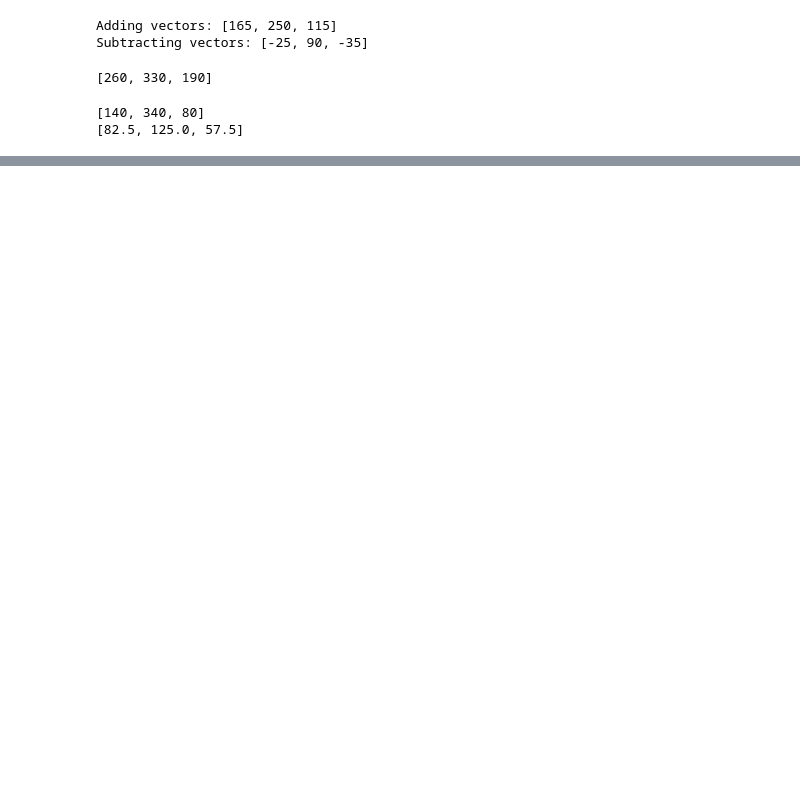
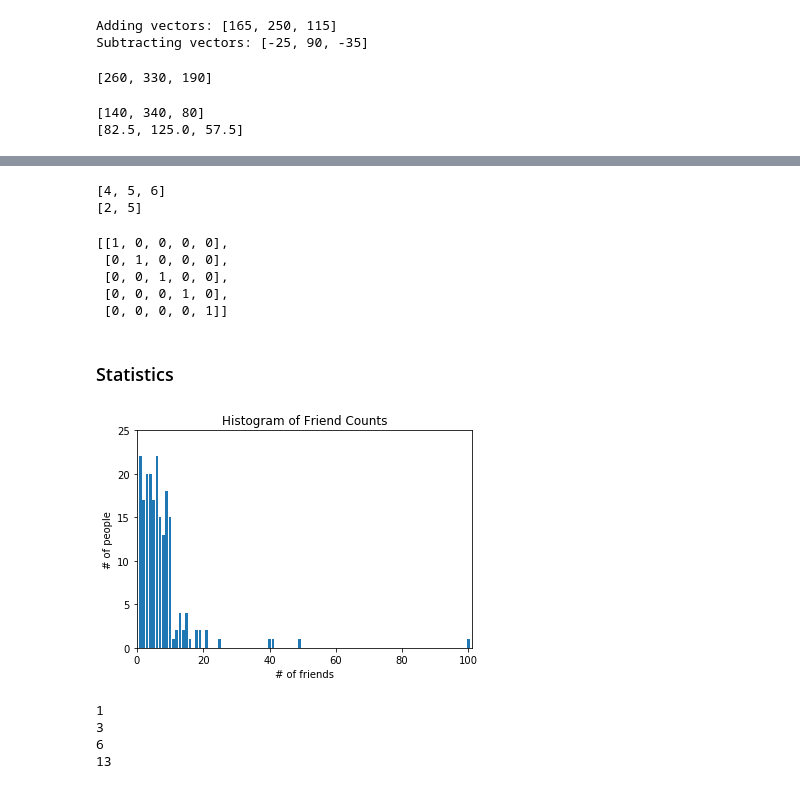
Before and after one commit to Aurian-G/Python-Data-Science-Practice, a Jupyter notebook: Data_Science_Practice.ipynb, the cells around one changed output, grey strips where cells are left out. Saved outputs shown, nothing was run; the diff lists cells and outputs as text; code cells hidden in the pictures; blank space fills up the shorter version.

```diff
--- a/Data_Science_Practice.ipynb
+++ b/Data_Science_Practice.ipynb
@@ -535,0 +598,39 @@ print(vector_mean([h_w_a, grades]))
+# %%
+# If a matrix has n rows and k columns, then that is a NxK matrix
+# each row has a vector of length K and each column as a vector of length N
+
+def get_row(A, i):
+    return(A[i])
+
+print(get_row(a, 1))
+
+
+def get_column(A, j):
+    return [A_i[j] for A_i in A]
+
+print(get_column(a, 1))
+# %% [output]
+[4, 5, 6]
+[2, 5]
+# %%
+# Make a matrix with specific rows and columns
+def make_matrix(num_rows, num_cols, entry_fn):
+    """returns a num_rows x num_cols matrix
+    whose (i,j)-th entry is entry_fn(i, j)"""
+    return [[entry_fn(i, j) for j in range(num_cols)]
+            for i in range(num_rows)]
+
+def is_diagonal(i, j):
+    """1's on the 'diagonal', 0's everywhere else"""
+    return 1 if i == j else 0
+
+identity_matrix = make_matrix(5, 5, is_diagonal)
+identity_matrix
+# %% [output]
+[[1, 0, 0, 0, 0],
+ [0, 1, 0, 0, 0],
+ [0, 0, 1, 0, 0],
+ [0, 0, 0, 1, 0],
+ [0, 0, 0, 0, 1]]
+# %% [markdown]
+### Statistics
@@ -535,0 +640,24 @@ print(vector_mean([h_w_a, grades]))
+# %%
+num_friends = [100,49,41,40,25,21,21,19,19,18,18,16,15,15,15,15
+               ,14,14,13,13,13,13,12,12,11,10,10,10,10,10,10,10
+               ,10,10,10,10,10,10,10,10,9,9,9,9,9,9,9,9,9,9,9,9
+               ,9,9,9,9,9,9,8,8,8,8,8,8,8,8,8,8,8,8,8,7,7,7,7,7
+               ,7,7,7,7,7,7,7,7,7,7,6,6,6,6,6,6,6,6,6,6,6,6,6,6
+               ,6,6,6,6,6,6,6,6,5,5,5,5,5,5,5,5,5,5,5,5,5,5,5,5
+               ,5,4,4,4,4,4,4,4,4,4,4,4,4,4,4,4,4,4,4,4,4,3,3,3
+               ,3,3,3,3,3,3,3,3,3,3,3,3,3,3,3,3,3,2,2,2,2,2,2,2
+               ,2,2,2,2,2,2,2,2,2,2,1,1,1,1,1,1,1,1,1,1,1,1,1,1
+               ,1,1,1,1,1,1,1,1]
+
+
+friend_counts = Counter(num_friends)
+xs = range(101)
+ys = [friend_counts[x] for x in xs]
+plt.bar(xs, ys)
+plt.axis([0,101,0,25])
+plt.title("Histogram of Friend Counts")
+plt.xlabel("# of friends")
+plt.ylabel("# of people")
+plt.show()
+# %% [output]
+[figure, added]
@@ -535,0 +702,16 @@ print(vector_mean([h_w_a, grades]))
+# %%
+# Quantile to give generalizations of median
+def quantile(x, p):
+    """returns the pth-percentile value in x"""
+    p_index = int(p * len(x))
+    return sorted(x)[p_index]
+
+print(quantile(num_friends, 0.10))
+print(quantile(num_friends, 0.25))
+print(quantile(num_friends, 0.50))
+print(quantile(num_friends, 0.90))
+# %% [output]
+1
+3
+6
+13
```
Also changed, not shown: parts of 20 cells of this notebook.
